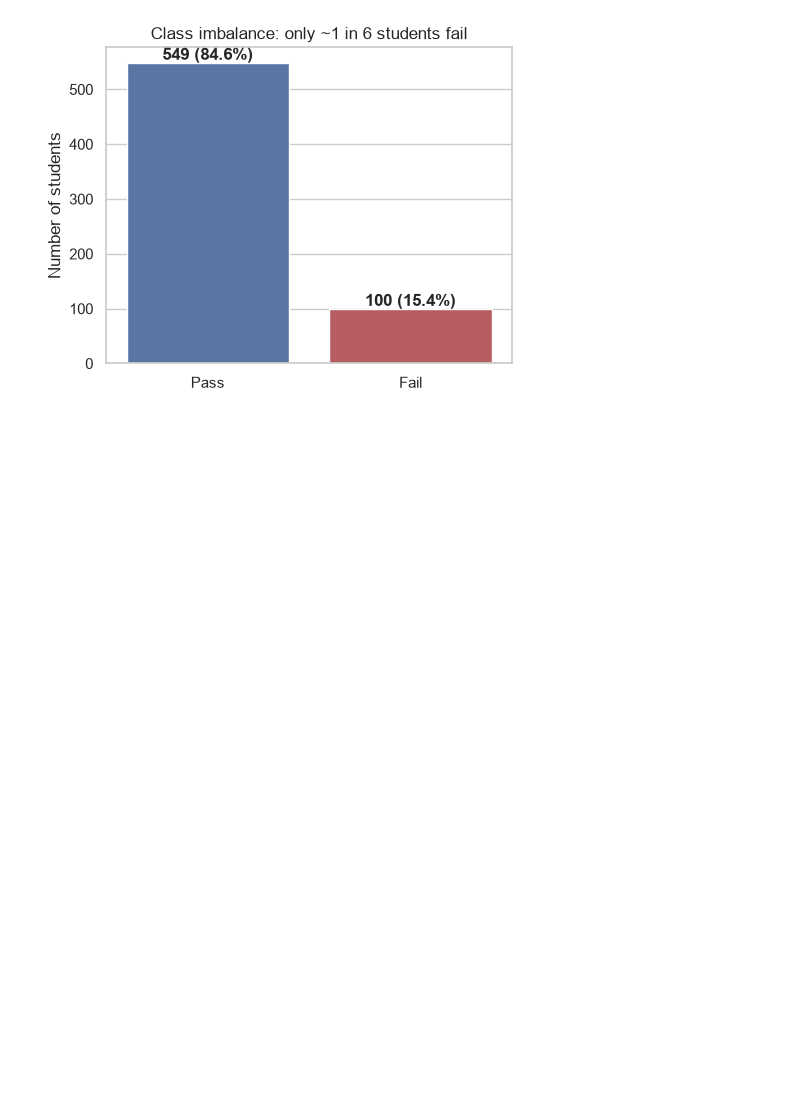
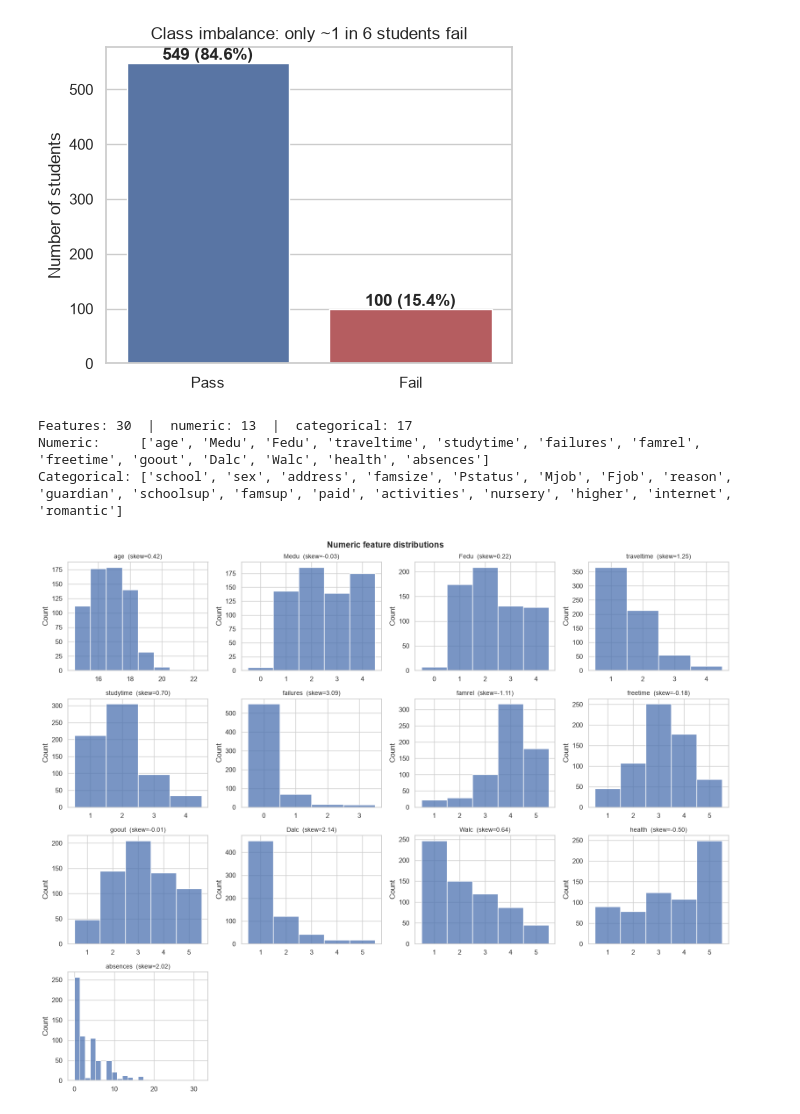
Before and after one commit to abdullahqureshi6687-dotcom/student-early-warning, a Jupyter notebook: notebooks/01_eda.ipynb, the cells around one changed output. Saved outputs shown, nothing was run; the diff lists cells and outputs as text; code cells hidden in the pictures; blank space fills up the shorter version.

Commit message:
EDA: feature distributions

```diff
--- a/notebooks/01_eda.ipynb
+++ b/notebooks/01_eda.ipynb
@@ -62,3 +62,39 @@ plt.savefig(FIGURES_DIR / "01_class_imbalance.png", dpi=150)
 plt.show()
 # %% [output]
 [figure]
+# %%
+from src.config import GRADE_COLS
+
+# All input features = everything except grades and the target
+feature_cols = [c for c in df.columns if c not in GRADE_COLS + [TARGET_COL]]
+
+num_cols = df[feature_cols].select_dtypes(include="number").columns.tolist()
+cat_cols = df[feature_cols].select_dtypes(exclude="number").columns.tolist()
+
+print(f"Features: {len(feature_cols)}  |  numeric: {len(num_cols)}  |  categorical: {len(cat_cols)}")
+print("Numeric:    ", num_cols)
+print("Categorical:", cat_cols)
+# %% [output]
+Features: 30  |  numeric: 13  |  categorical: 17
+Numeric:     ['age', 'Medu', 'Fedu', 'traveltime', 'studytime', 'failures', 'famrel', 'freetime', 'goout', 'Dalc', 'Walc', 'health', 'absences']
+Categorical: ['school', 'sex', 'address', 'famsize', 'Pstatus', 'Mjob', 'Fjob', 'reason', 'guardian', 'schoolsup', 'famsup', 'paid', 'activities', 'nursery', 'higher', 'internet', 'romantic']
+# %%
+# One histogram per numeric feature, with skewness in the title
+fig, axes = plt.subplots(4, 4, figsize=(16, 13))
+axes = axes.ravel()  # flatten the 4x4 grid into a simple list
+
+for ax, col in zip(axes, num_cols):
+    # discrete=True draws one bar per value for small integer scales
+    sns.histplot(df[col], ax=ax, discrete=df[col].nunique() <= 10, color="#4C72B0")
+    ax.set_title(f"{col}  (skew={df[col].skew():.2f})", fontsize=10)
+    ax.set_xlabel("")
+
+for ax in axes[len(num_cols):]:   # hide the unused empty subplots
+    ax.set_visible(False)
+
+fig.suptitle("Numeric feature distributions", fontsize=14, fontweight="bold")
+plt.tight_layout()
+plt.savefig(FIGURES_DIR / "02_numeric_distributions.png", dpi=150)
+plt.show()
+# %% [output]
+[figure, added]
```
Also changed, not shown: parts of 2 cells of this notebook.
